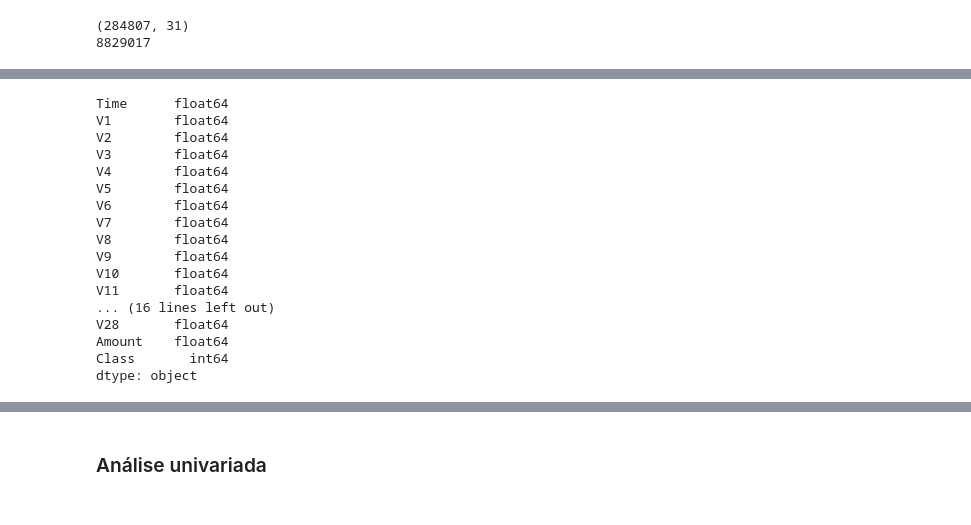
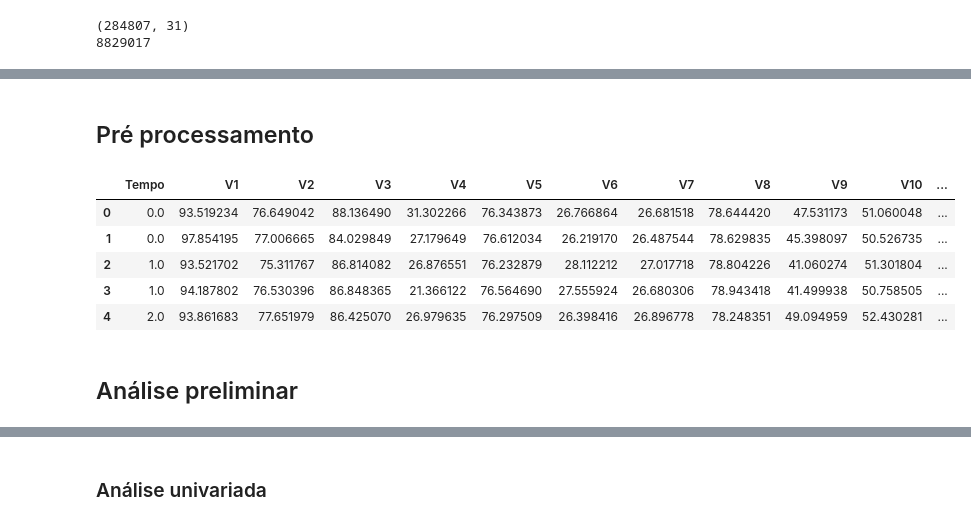
Before and after one commit to gprzy/real-time-fraud-detection, a Jupyter notebook: notebooks/fraud_detection_eda.ipynb, the cells around one changed output, grey strips where cells are left out. Cells and saved outputs as stored; diff of their text form; code cells hidden in the pictures.

```diff
--- a/notebooks/fraud_detection_eda.ipynb
+++ b/notebooks/fraud_detection_eda.ipynb
@@ -50,24 +41,33 @@ df.head()
 | 2 | 1.0 | -1.358354 | -1.340163 | 1.773209 | 0.379780 | -0.503198 | 1.800499 | 0.791461 | 0.247676 | -1.514654 | 0.207643 | ... |
 | 3 | 1.0 | -0.966272 | -0.185226 | 1.792993 | -0.863291 | -0.010309 | 1.247203 | 0.237609 | 0.377436 | -1.387024 | -0.054952 | ... |
 | 4 | 2.0 | -1.158233 | 0.877737 | 1.548718 | 0.403034 | -0.407193 | 0.095921 | 0.592941 | -0.270533 | 0.817739 | 0.753074 | ... |
-# %%
-# qual é o tipo do dado de cada coluna?
-df.dtypes
-# %% [output]
-Time      float64
-V1        float64
-V2        float64
-V3        float64
-V4        float64
-V5        float64
-V6        float64
-V7        float64
-V8        float64
-V9        float64
-V10       float64
-V11       float64
-... (16 lines left out)
-V28       float64
-Amount    float64
-Class       int64
-dtype: object
+# %% [markdown]
+## Pré processamento
+# %%
+cols_order = df.columns
+drop_set = ['Tempo', 'Valor', 'Fraude']
+
+scaler = MinMaxScaler(feature_range=(0,100))
+
+masked_data = df.drop(drop_set, axis=1).values
+not_masked_data = df[drop_set].values
+
+df = pd.DataFrame(
+    data=scaler.fit_transform(masked_data),
+    columns=df.drop(drop_set, axis=1).columns
+)
+
+for i, col in enumerate(drop_set):
+    df[col] = not_masked_data[:,i]
+
+df = df[cols_order]
+df.head()
+# %% [output]
+|  | Tempo | V1 | V2 | V3 | V4 | V5 | V6 | V7 | V8 | V9 | V10 | ... |
+| 0 | 0.0 | 93.519234 | 76.649042 | 88.136490 | 31.302266 | 76.343873 | 26.766864 | 26.681518 | 78.644420 | 47.531173 | 51.060048 | ... |
+| 1 | 0.0 | 97.854195 | 77.006665 | 84.029849 | 27.179649 | 76.612034 | 26.219170 | 26.487544 | 78.629835 | 45.398097 | 50.526735 | ... |
+| 2 | 1.0 | 93.521702 | 75.311767 | 86.814082 | 26.876551 | 76.232879 | 28.112212 | 27.017718 | 78.804226 | 41.060274 | 51.301804 | ... |
+| 3 | 1.0 | 94.187802 | 76.530396 | 86.848365 | 21.366122 | 76.564690 | 27.555924 | 26.680306 | 78.943418 | 41.499938 | 50.758505 | ... |
+| 4 | 2.0 | 93.861683 | 77.651979 | 86.425070 | 26.979635 | 76.297509 | 26.398416 | 26.896778 | 78.248351 | 49.094959 | 52.430281 | ... |
+# %% [markdown]
+## Análise preliminar
```
Also changed, not shown: parts of 20 cells of this notebook, 13 other files.
